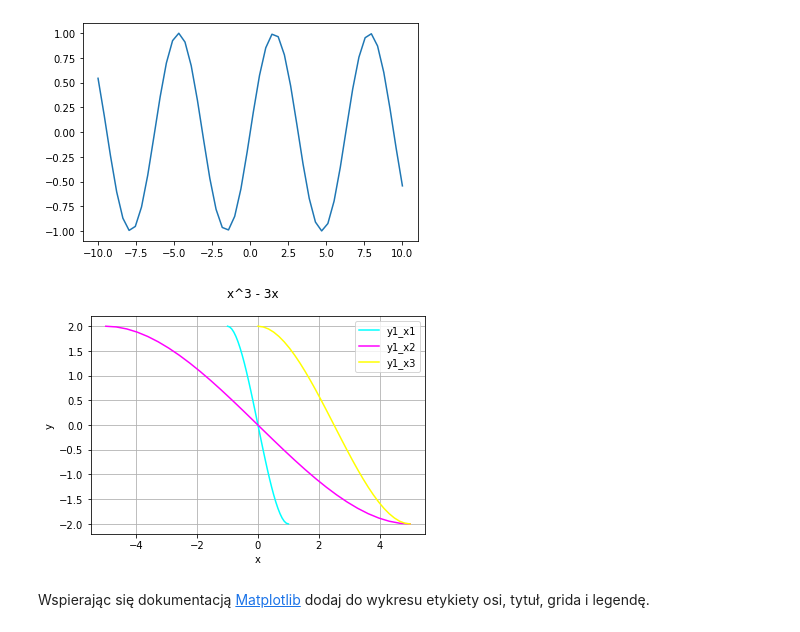
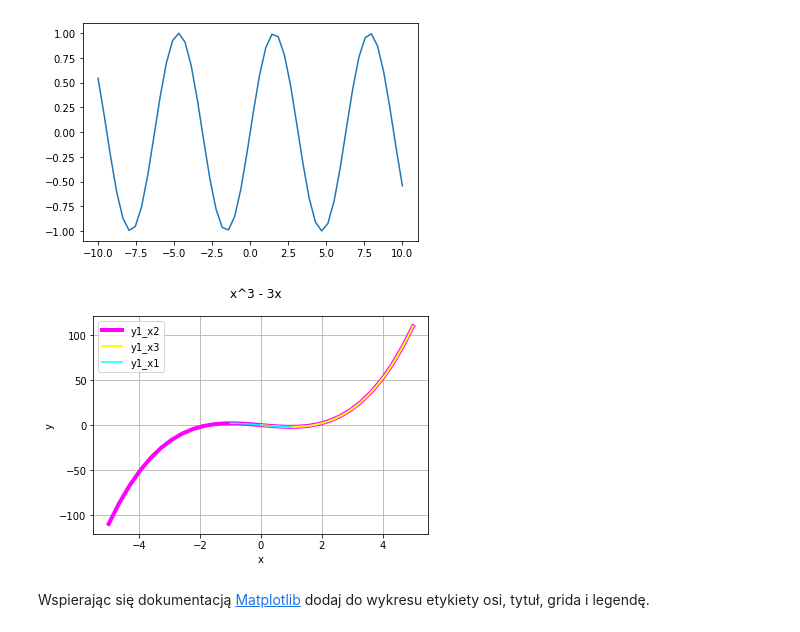
Before and after one commit to michasbueno/metody_numeryczne, a Jupyter notebook: numerki_lab2/sprawozdanie.ipynb, the cells around one changed output. Drawn from its saved outputs; the diff is of its cells as text; code cells hidden in the pictures.

```diff
--- a/numerki_lab2/sprawozdanie.ipynb
+++ b/numerki_lab2/sprawozdanie.ipynb
@@ -31,22 +31,22 @@ plt.show()
 # %%
 def f(x):
    return x*x*x - 3*x
 
 x1 = np.linspace(-1, 1, 30)
 x2 = np.linspace(-5, 5, 30)
 x3 = np.linspace(0, 5, 30)
 
-plt.plot(x1, f(x), color='cyan', label='y1_x1')
-plt.plot(x2, f(x), color='magenta', label='y1_x2')
-plt.plot(x3, f(x), color='yellow', label='y1_x3')
+plt.plot(x2, f(x2), color='magenta', label='y1_x2', linewidth=4.0)
+plt.plot(x3, f(x3), color='yellow', label='y1_x3', linewidth=2.0)
+plt.plot(x1, f(x1), color='cyan', label='y1_x1')
 plt.xlabel("x")
 plt.ylabel("y")
 plt.grid(True)
 plt.suptitle("x^3 - 3x")
 plt.legend()
 plt.show()
 # %% [output]
-[figure, old version]
+[figure, new version]
 # %% [markdown]
 Wspierając się dokumentacją [Matplotlib](https://matplotlib.org/) dodaj do wykresu etykiety osi, tytuł, grida i legendę.
 # %% [markdown]
```
Also changed, not shown: parts of 8 cells of this notebook, 1 other file.
